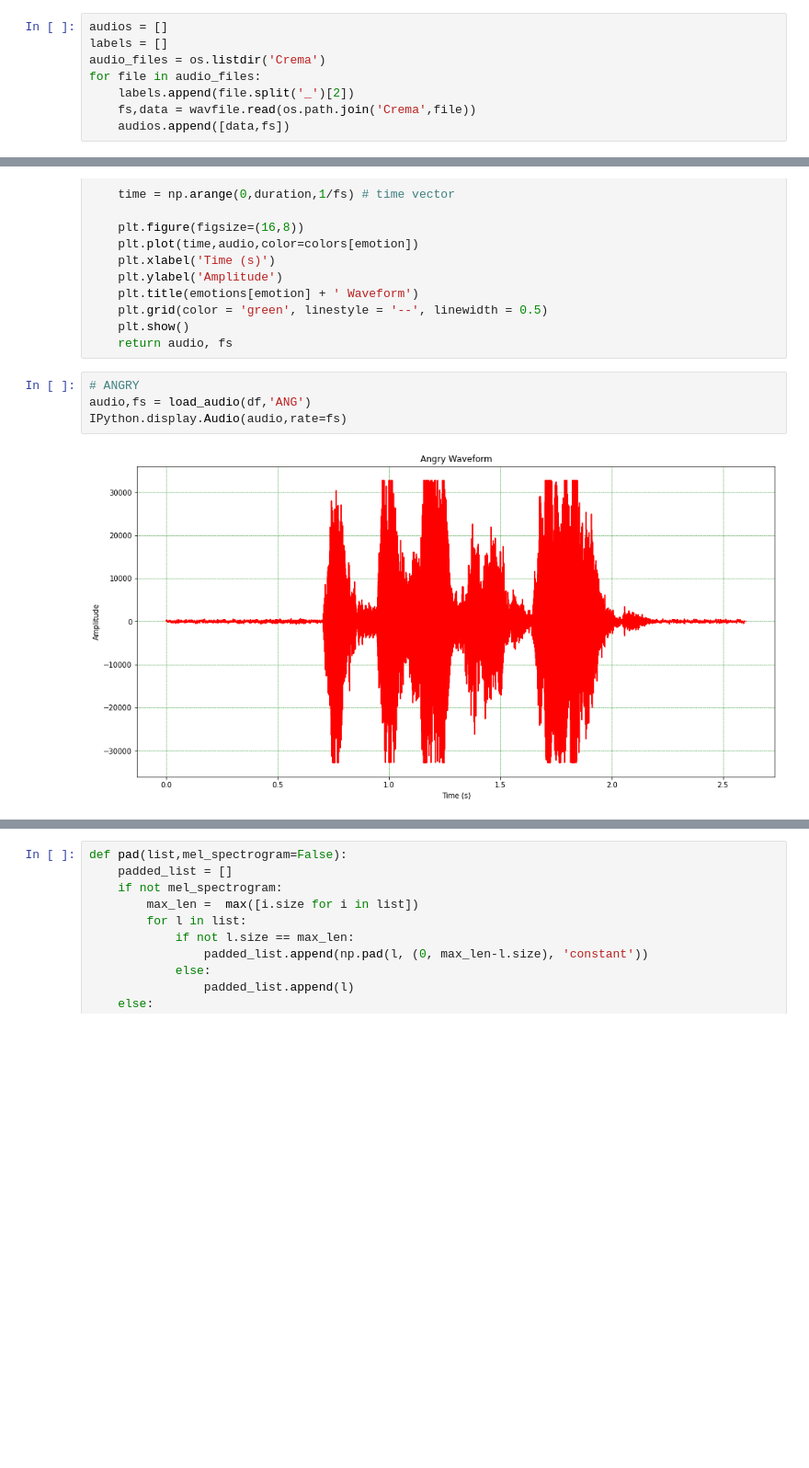
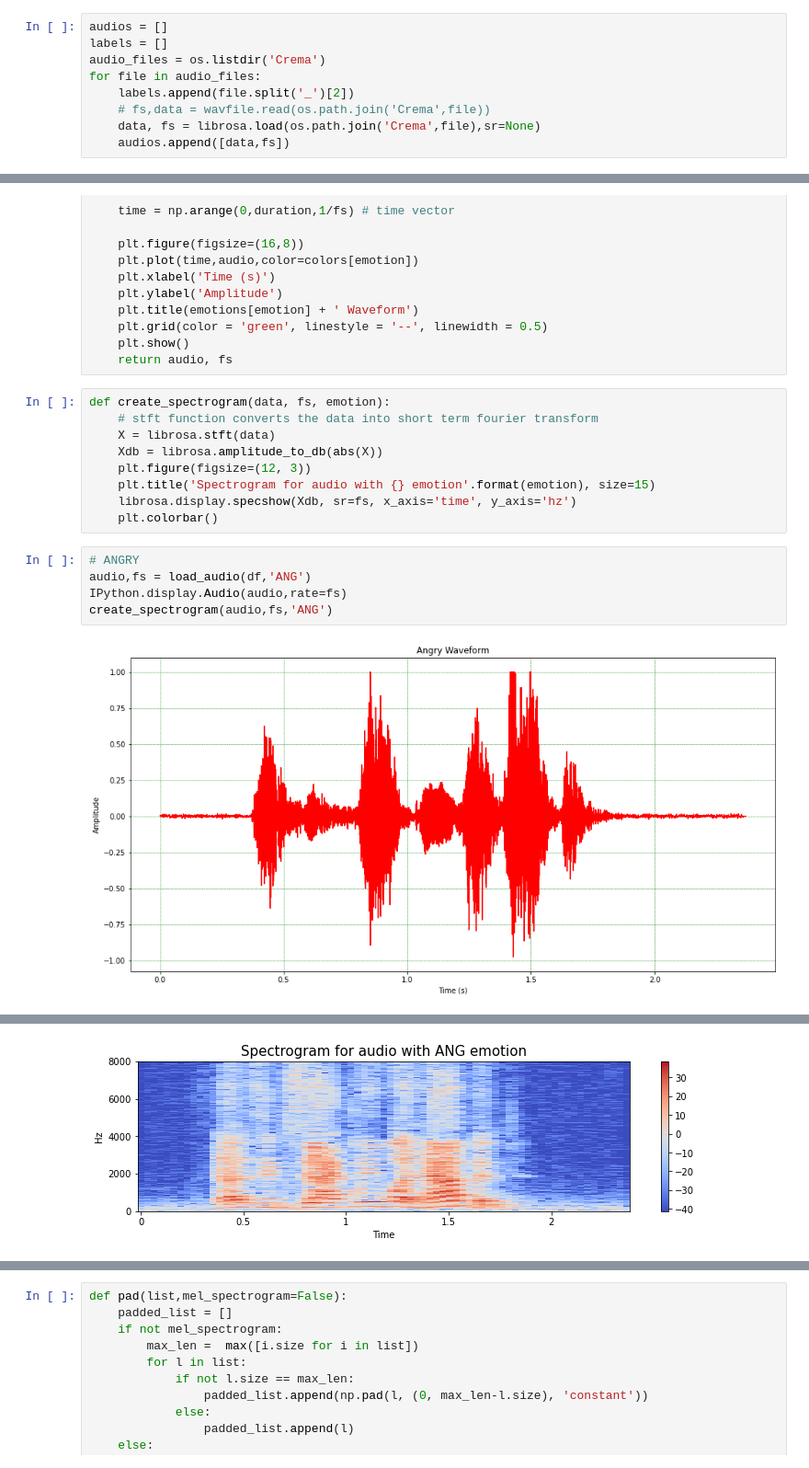
Before and after one commit to ranabarakat/Speech-Emotion-Recognition, a Jupyter notebook: SER.ipynb, the cells around one changed output, grey strips where cells are left out. Shown at 92% size. Cells and saved outputs as stored; diff of their text form; blank space fills up the shorter version.

```diff
--- a/SER.ipynb
+++ b/SER.ipynb
@@ -16,7 +33,8 @@ labels = []
 audio_files = os.listdir('Crema')
 for file in audio_files:
     labels.append(file.split('_')[2])
-    fs,data = wavfile.read(os.path.join('Crema',file))
+    # fs,data = wavfile.read(os.path.join('Crema',file))
+    data, fs = librosa.load(os.path.join('Crema',file),sr=None)
     audios.append([data,fs])
 # %%
 print(len(labels))
@@ -87,9 +105,19 @@ def load_audio(df,emotion):
     plt.grid(color = 'green', linestyle = '--', linewidth = 0.5)
     plt.show()
     return audio, fs
+# %%
+def create_spectrogram(data, fs, emotion):
+    # stft function converts the data into short term fourier transform
+    X = librosa.stft(data)
+    Xdb = librosa.amplitude_to_db(abs(X))
+    plt.figure(figsize=(12, 3))
+    plt.title('Spectrogram for audio with {} emotion'.format(emotion), size=15)
+    librosa.display.specshow(Xdb, sr=fs, x_axis='time', y_axis='hz')
+    plt.colorbar()
 # %%
 # ANGRY
 audio,fs = load_audio(df,'ANG')
 IPython.display.Audio(audio,rate=fs)
+create_spectrogram(audio,fs,'ANG')
 # %% [output]
-[figure, old version]
+[figure, new version]
@@ -97,3 +124,4 @@ IPython.display.Audio(audio,rate=fs)
+[figure, added]
 # %%
 # DISGUSTED
 audio,fs = load_audio(df,'DIS')
```
Also changed, not shown: parts of 32 cells of this notebook.
